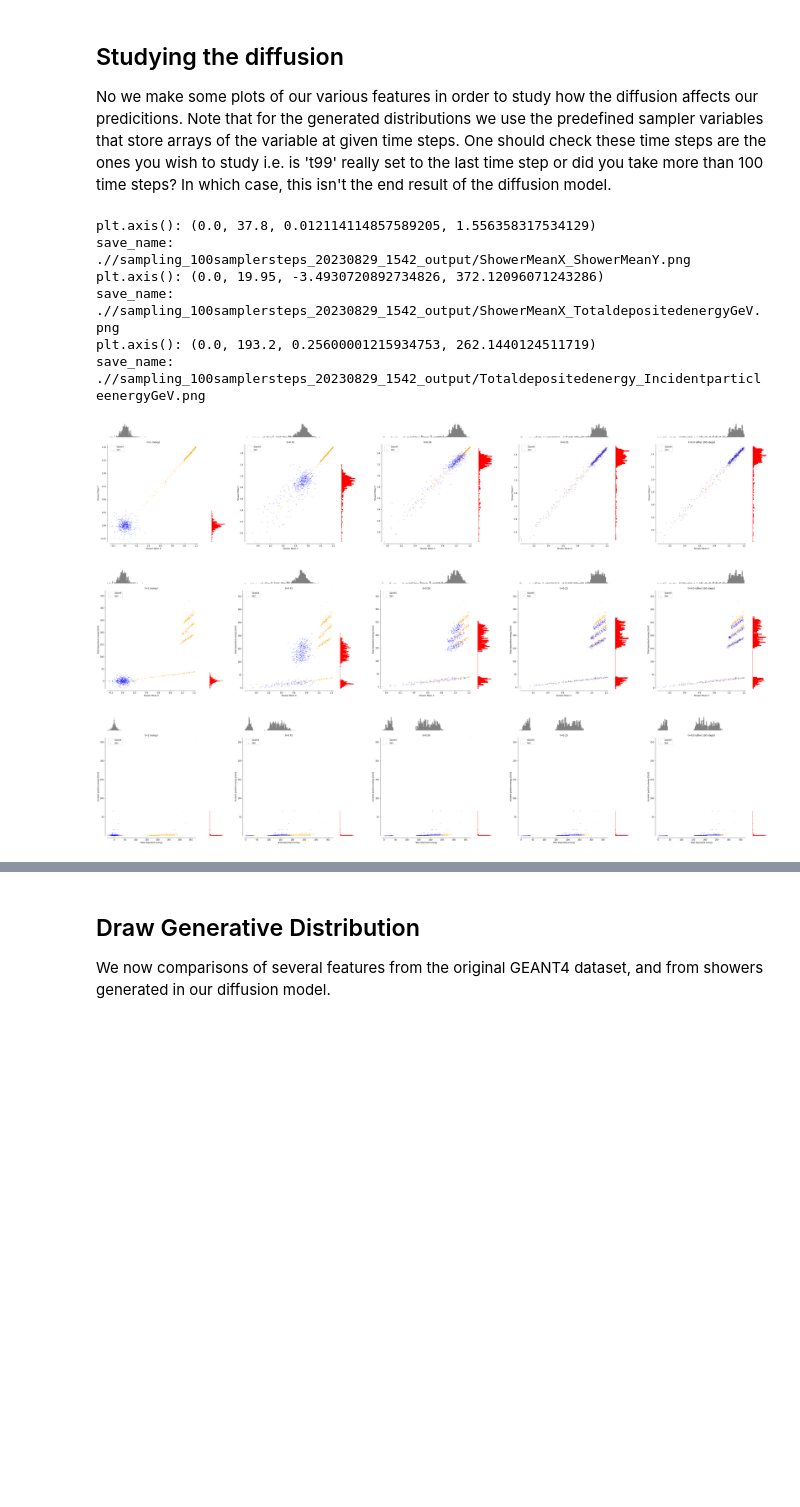
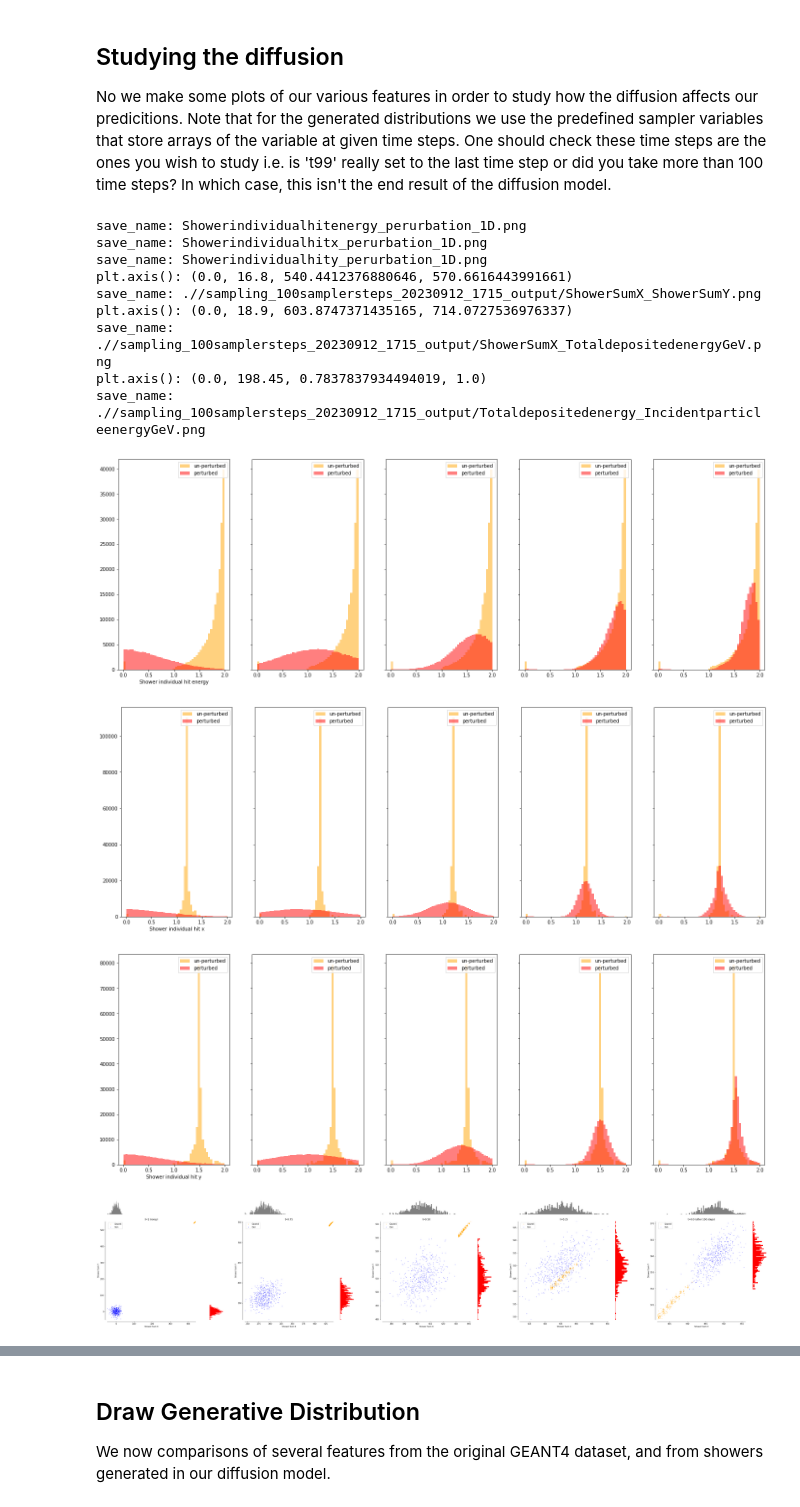
Before and after one commit to vincentchen566/tdsm_encoder, a Jupyter notebook: tdsm_encoder.ipynb, the cells around one changed output, grey strips where cells are left out. Saved outputs shown, nothing was run; the diff lists cells and outputs as text; code cells hidden in the pictures; blank space fills up the shorter version.

```diff
--- a/tdsm_encoder.ipynb
+++ b/tdsm_encoder.ipynb
@@ -824,11 +961,10 @@ for epoch in epochs:
     av_training_losses_per_epoch.append(cumulative_epoch_loss/training_batches_per_epoch)
     av_testing_losses_per_epoch.append(cumulative_test_epoch_loss/testing_batches_per_epoch)
     epochs.set_description('Average Loss: {:5f}(Train) {:5f}(Test)'.format(cumulative_epoch_loss/training_batches_per_epoch, cumulative_test_epoch_loss/testing_batches_per_epoch))
-
     ax.plot(av_training_losses_per_epoch, label='training')
     ax.plot(av_testing_losses_per_epoch, label='testing')
     dh.update(fig)
-    if epoch == n_epochs//5:
+    if n_epochs%5 == 0:
         torch.save(model.state_dict(), output_directory+'ckpt_tmp_'+str(epoch)+'.pth')
 fig.savefig(output_directory+'loss_v_epoch.png')
 torch.save(model.state_dict(), output_directory+'ckpt_tmp_'+str(epoch)+'.pth')
@@ -840,6 +976,8 @@ torch.save(model.state_dict(), output_directory+'ckpt_tmp_'+str(epoch)+'.pth')
 ## Sampling
 We now perform the generation. You need to set the loaded file name as the model trained in the previous cell. The sampling methods from trans_tdsm.py are again used for the sampling. This cell will also provide the inputs needed for plots at various stages of the diffusion. If you want plots in the non-transformed space, you need to add include the names for the transformer pickle files.
 # %%
+%%time
+
 from IPython import display
 from datetime import datetime
 import functools, torch, os, sys, random
@@ -860,13 +998,17 @@ if not os.path.exists(output_directory):
     os.makedirs(output_directory)
 
 # Load saved model
-model.load_state_dict(torch.load('/eos/user/j/jthomasw/tdsm_encoder/training_20230825_1601_output/ckpt_tmp_499.pth', map_location=device))
+model.load_state_dict(torch.load('/eos/user/j/jthomasw/tdsm_encoder/training_20230906_bucket_361-390/ckpt_tmp_99.pth', map_location=device))
 model.to(device)
 
 # N valid hits used for 2D PDF
 #n_valid_hits_per_shower = np.array([])
 # Incident particle energy for 2D PDF
 #incident_e_per_shower = np.array([])
+geant_hit_energies = []
+geant_hit_x = []
+geant_hit_y = []
+
 geant_deposited_energy = []
 geant_x_pos = []
 geant_y_pos = []
@@ -965,19 +1107,22 @@ for file_idx in range(len(files_list_)):
                 if energy_trans_file != '':
                     all_e = scalar_e.inverse_transform(all_e)
                 all_e = all_e.flatten().tolist()
-                geant_deposited_energy.append( sum( all_e ) )
+                geant_hit_energies.extend(all_e)
+                geant_deposited_energy.extend( [sum( all_e )] )
 
                 all_x = valid_hits[:,1].reshape(-1,1)
                 if x_trans_file != '':
                     all_x = scalar_x.inverse_transform(all_x)
                 all_x = all_x.flatten().tolist()
-                geant_x_pos.append( np.mean(all_x) )
+                geant_hit_x.extend(all_x)
+                geant_x_pos.extend( [np.sum(all_x)] )
 
                 all_y = valid_hits[:,2].reshape(-1,1)
                 if y_trans_file != '':
                     all_y = scalar_y.inverse_transform(all_y)
                 all_y = all_y.flatten().tolist()
-                geant_y_pos.append( np.mean(all_y) )
+                geant_hit_y.extend(all_y)
+                geant_y_pos.extend( [np.sum(all_y)] )
 
             N_geant_showers+=1
 
@@ -991,7 +1136,7 @@ for file_idx in range(len(files_list_)):
     #min_incident_e = min(incident_e_per_shower)
 
     # Generate 2D pdf of incident E vs N valid hits from the training file(s)
-    n_bins_prob_dist = 50
+    n_bins_prob_dist = 20
     e_vs_nhits_prob, x_bin, y_bin = trans_tdsm.get_prob_dist(incident_e_per_shower, n_valid_hits_per_shower, n_bins_prob_dist)
 
     # Plot 2D histogram (sanity check)
@@ -1103,8 +1260,18 @@ No we make some plots of our various features in order to study how the diffusio
 if jupyternotebook:
 
     # Create plots of distributions evolving with diffusion steps
+
+    distributions = [(('Shower individual hit energy') , (geant_hit_energies, sampler.hit_energies_step1, sampler.hit_energies_step25, sampler.hit_energies_step50, sampler.hit_energies_step75, sampler.hit_energies_step99))]
+    util.display.perturbation_1D(distributions, output_directory)
+
+    distributions = [(('Shower individual hit x') , (geant_hit_x, sampler.hit_x_step1, sampler.hit_x_step25, sampler.hit_x_step50, sampler.hit_x_step75, sampler.hit_x_step99))]
+    util.display.perturbation_1D(distributions, output_directory)
+
+    distributions = [(('Shower individual hit y') , (geant_hit_y, sampler.hit_y_step1, sampler.hit_y_step25, sampler.hit_y_step50, sampler.hit_y_step75, sampler.hit_y_step99))]
+    util.display.perturbation_1D(distributions, output_directory)
+
     distributions = [
-        ( ('Shower Mean X', 'Shower Mean Y'),
+        ( ('Shower Sum X', 'Shower Sum Y'),
         (geant_x_pos,
         geant_y_pos,
         sampler.av_x_pos_step1,
@@ -1121,45 +1288,49 @@ if jupyternotebook:
     util.display.make_diffusion_plot(distributions, output_directory)
 
     distributions = [
-        ( ('Shower Mean X', 'Total deposited energy [GeV]'),
+        ( ('Shower Sum X', 'Total deposited energy [GeV]'),
         (geant_x_pos,
         geant_deposited_energy,
         sampler.av_x_pos_step1,
         sampler.deposited_energy_step1,
         sampler.av_x_pos_step25,
         sampler.deposited_energy_step25,
         sampler.av_x_pos_step50,
         sampler.deposited_energy_step50,
         sampler.av_x_pos_step75,
         sampler.deposited_energy_step75,
         sampler.av_x_pos_step99,
         sampler.deposited_energy_step99) )
     ]
     util.display.make_diffusion_plot(distributions, output_directory)
 
     distributions = [
         ( ('Total deposited energy', 'Incident particle energy [GeV]'),
         (geant_deposited_energy,
         geant_ine,
         sampler.deposited_energy_step1,
         sampler.incident_e_step1,
         sampler.deposited_energy_step25,
         sampler.incident_e_step25,
         sampler.deposited_energy_step50,
         sampler.incident_e_step50,
         sampler.deposited_energy_step75,
         sampler.incident_e_step75,
         sampler.deposited_energy_step99,
         sampler.incident_e_step99) )
     ]
     util.display.make_diffusion_plot(distributions,output_directory)
 # %% [output]
-plt.axis(): (0.0, 37.8, 0.012114114857589205, 1.556358317534129)
-save_name: .//sampling_100samplersteps_20230829_1542_output/ShowerMeanX_ShowerMeanY.png
-plt.axis(): (0.0, 19.95, -3.4930720892734826, 372.12096071243286)
-save_name: .//sampling_100samplersteps_20230829_1542_output/ShowerMeanX_TotaldepositedenergyGeV.png
-plt.axis(): (0.0, 193.2, 0.25600001215934753, 262.1440124511719)
-save_name: .//sampling_100samplersteps_20230829_1542_output/Totaldepositedenergy_IncidentparticleenergyGeV.png
+save_name: Showerindividualhitenergy_perurbation_1D.png
+save_name: Showerindividualhitx_perurbation_1D.png
+save_name: Showerindividualhity_perurbation_1D.png
+plt.axis(): (0.0, 16.8, 540.4412376880646, 570.6616443991661)
+save_name: .//sampling_100samplersteps_20230912_1715_output/ShowerSumX_ShowerSumY.png
+plt.axis(): (0.0, 18.9, 603.8747371435165, 714.0727536976337)
+save_name: .//sampling_100samplersteps_20230912_1715_output/ShowerSumX_TotaldepositedenergyGeV.png
+plt.axis(): (0.0, 198.45, 0.7837837934494019, 1.0)
+save_name: .//sampling_100samplersteps_20230912_1715_output/Totaldepositedenergy_IncidentparticleenergyGeV.png
-[figure, old version]
+[figure, new version]
-[figure, old version]
+[figure, new version]
-[figure, old version]
+[figure, new version]
+[figure, added]
```
Also changed, not shown: parts of 10 cells of this notebook, 3 other files.
